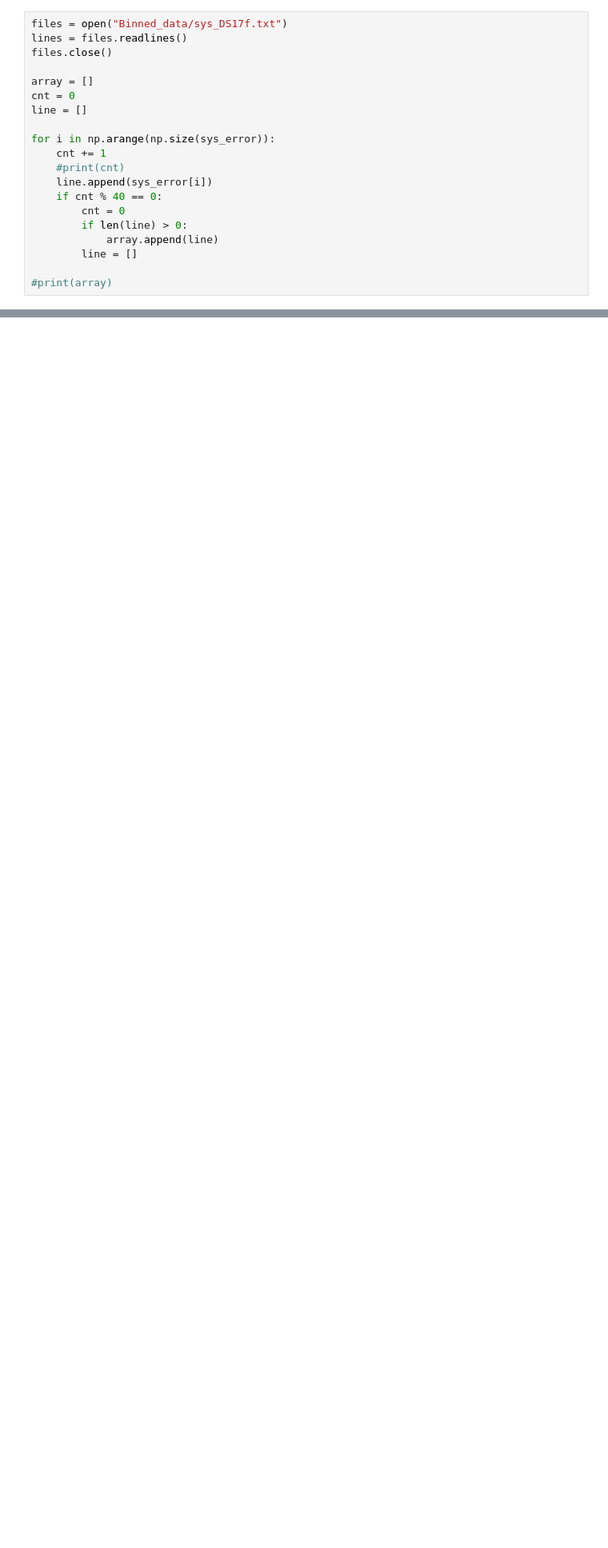
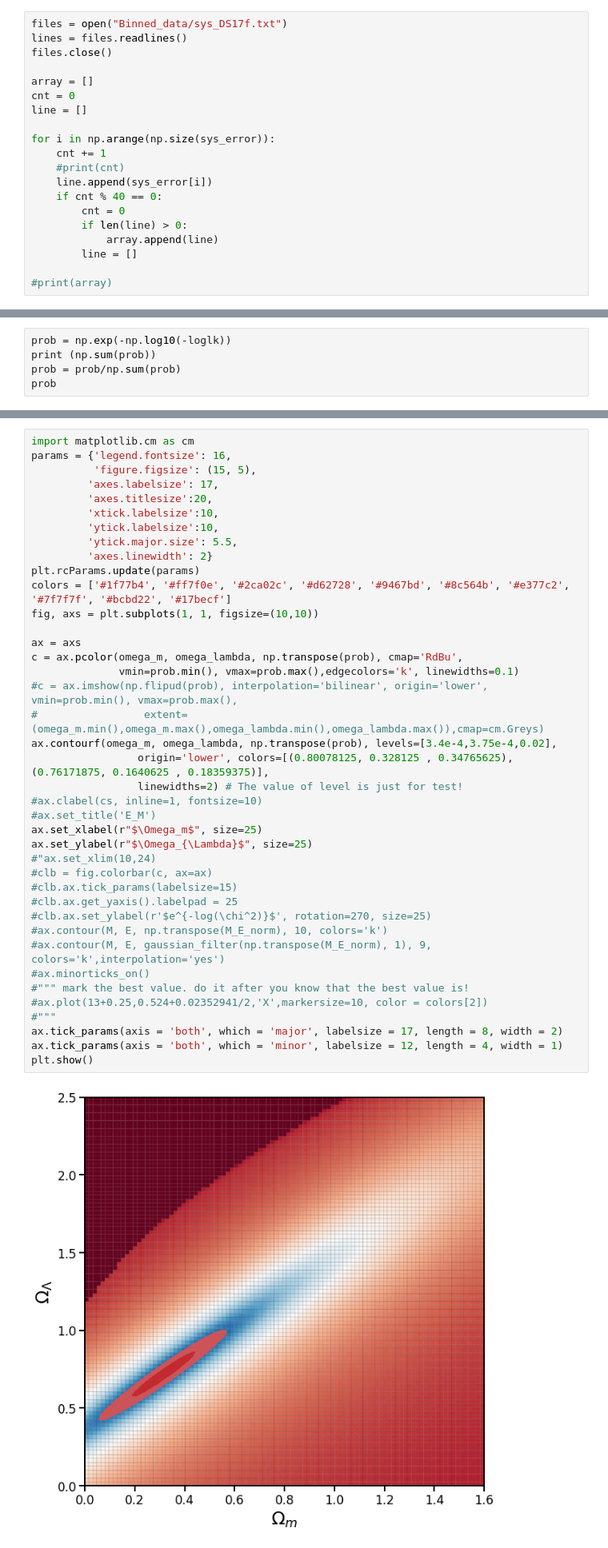
Before and after one commit to dgunruh/Bayesian-Inference-Group-Project, a Jupyter notebook: loading_data_test.ipynb, the cells around one changed output, grey strips where cells are left out. Shown at 80% size. Cells and saved outputs as stored; diff of their text form; blank space fills up the shorter version.

Commit message:
implement some tests

```diff
--- a/loading_data_test.ipynb
+++ b/loading_data_test.ipynb
@@ -110,0 +168,5 @@ print (Chi2)
+# %%
+prob = np.exp(-np.log10(-loglk))
+print (np.sum(prob))
+prob = prob/np.sum(prob)
+prob
@@ -110,0 +188,42 @@ print (Chi2)
+# %%
+import matplotlib.cm as cm
+params = {'legend.fontsize': 16,
+          'figure.figsize': (15, 5),
+         'axes.labelsize': 17,
+         'axes.titlesize':20,
+         'xtick.labelsize':10,
+         'ytick.labelsize':10,
+         'ytick.major.size': 5.5,
+         'axes.linewidth': 2}
+plt.rcParams.update(params)
+colors = ['#1f77b4', '#ff7f0e', '#2ca02c', '#d62728', '#9467bd', '#8c564b', '#e377c2', '#7f7f7f', '#bcbd22', '#17becf']
+fig, axs = plt.subplots(1, 1, figsize=(10,10))
+
+ax = axs
+c = ax.pcolor(omega_m, omega_lambda, np.transpose(prob), cmap='RdBu',
+              vmin=prob.min(), vmax=prob.max(),edgecolors='k', linewidths=0.1)
+#c = ax.imshow(np.flipud(prob), interpolation='bilinear', origin='lower', vmin=prob.min(), vmax=prob.max(),
+#                 extent=(omega_m.min(),omega_m.max(),omega_lambda.min(),omega_lambda.max()),cmap=cm.Greys)
+ax.contourf(omega_m, omega_lambda, np.transpose(prob), levels=[3.4e-4,3.75e-4,0.02],
+                 origin='lower', colors=[(0.80078125, 0.328125 , 0.34765625), (0.76171875, 0.1640625 , 0.18359375)],
+                 linewidths=2) # The value of level is just for test!
+#ax.clabel(cs, inline=1, fontsize=10)
+#ax.set_title('E_M')
+ax.set_xlabel(r"$\Omega_m$", size=25)
+ax.set_ylabel(r"$\Omega_{\Lambda}$", size=25)
+#"ax.set_xlim(10,24)
+#clb = fig.colorbar(c, ax=ax)
+#clb.ax.tick_params(labelsize=15)
+#clb.ax.get_yaxis().labelpad = 25
+#clb.ax.set_ylabel(r'$e^{-log(\chi^2)}$', rotation=270, size=25)
+#ax.contour(M, E, np.transpose(M_E_norm), 10, colors='k')
+#ax.contour(M, E, gaussian_filter(np.transpose(M_E_norm), 1), 9, colors='k',interpolation='yes')
+#ax.minorticks_on()
+#""" mark the best value. do it after you know that the best value is!
+#ax.plot(13+0.25,0.524+0.02352941/2,'X',markersize=10, color = colors[2])
+#"""
+ax.tick_params(axis = 'both', which = 'major', labelsize = 17, length = 8, width = 2)
+ax.tick_params(axis = 'both', which = 'minor', labelsize = 12, length = 4, width = 1)
+plt.show()
+# %% [output]
+[figure, added]
```
Also changed, not shown: parts of 16 cells of this notebook.
